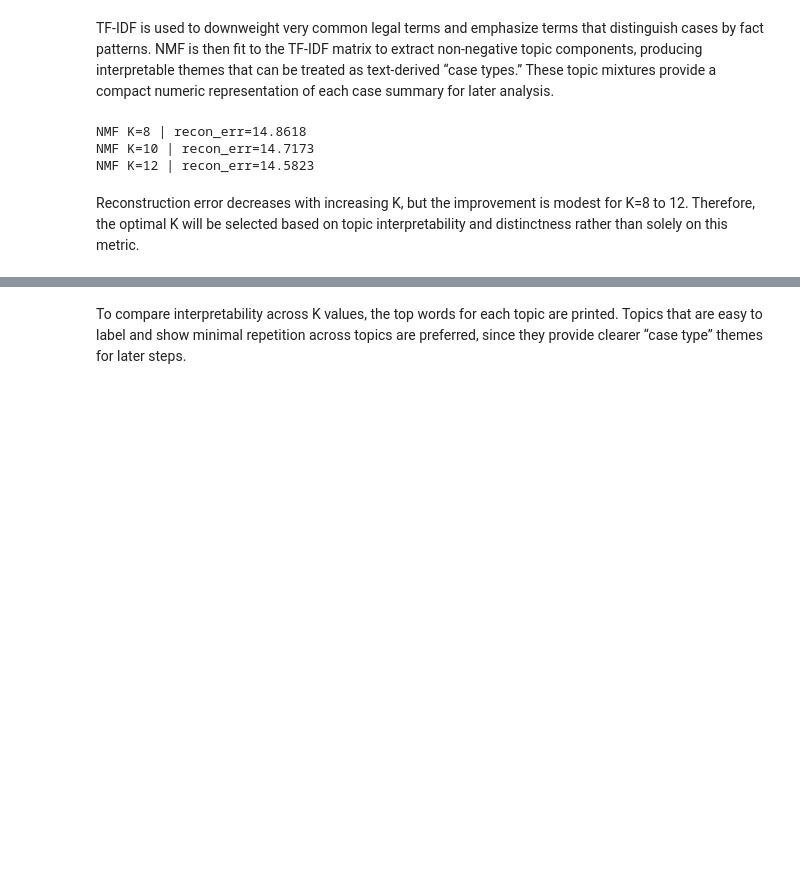
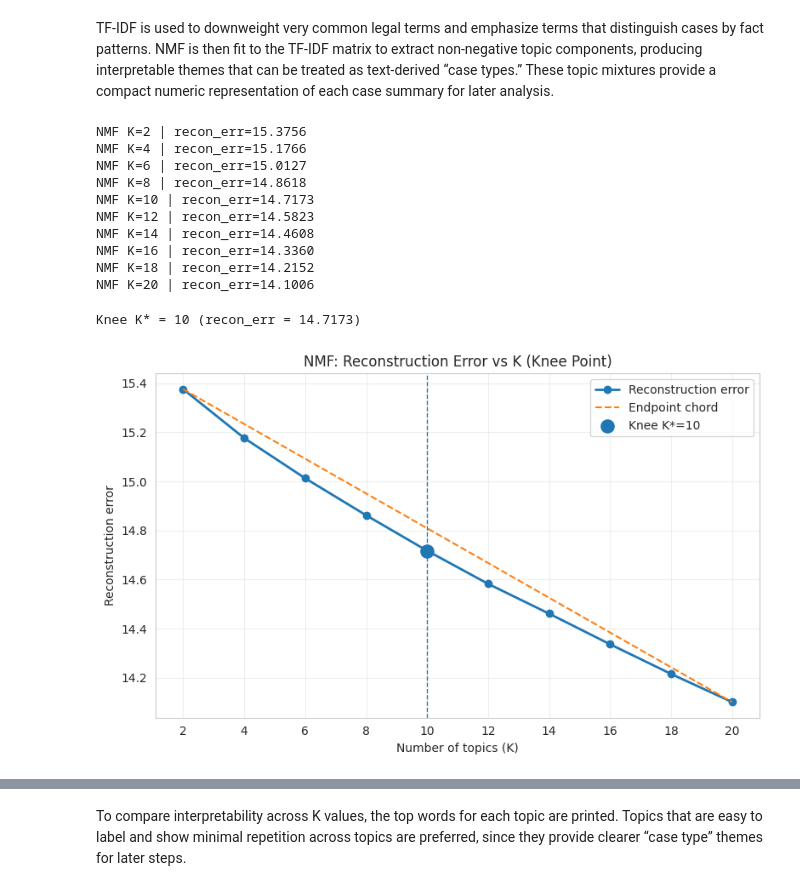
Before and after one commit to mqanaq/BA820-B1-Team13, a Jupyter notebook: MG/M2_Mohamad_Gong_Fair_Use_Data_Early_Analysis_and_Insights.ipynb, the cells around one changed output, grey strips where cells are left out. Cells and saved outputs as stored; diff of their text form; code cells hidden in the pictures; blank space fills up the shorter version.

```diff
--- a/MG/M2_Mohamad_Gong_Fair_Use_Data_Early_Analysis_and_Insights.ipynb
+++ b/MG/M2_Mohamad_Gong_Fair_Use_Data_Early_Analysis_and_Insights.ipynb
@@ -467,7 +466,7 @@ from sklearn.feature_extraction.text import TfidfVectorizer
 from sklearn.decomposition import NMF
 
 # Define the number of topics (K) to investigate for NMF.
-K_try = [8, 10, 12]
+K_try = [2, 4, 6, 8, 10, 12, 14, 16, 18, 20]
 
 # Initialize TF-IDF vectorizer for text feature extraction.
 tfidf_vec = TfidfVectorizer(
@@ -507,8 +506,63 @@ for K in K_try:
     # Report the reconstruction error for the NMF model at current K.
     print(f"NMF K={K} | recon_err={nmf_results[K]['reconstruction_err']:.4f}")
 # %% [output]
+NMF K=2 | recon_err=15.3756
+NMF K=4 | recon_err=15.1766
+NMF K=6 | recon_err=15.0127
 NMF K=8 | recon_err=14.8618
 NMF K=10 | recon_err=14.7173
 NMF K=12 | recon_err=14.5823
+NMF K=14 | recon_err=14.4608
+NMF K=16 | recon_err=14.3360
+NMF K=18 | recon_err=14.2152
+NMF K=20 | recon_err=14.1006
-# %% [markdown]
-Reconstruction error decreases with increasing K, but the improvement is modest for K=8 to 12. Therefore, the optimal K will be selected based on topic interpretability and distinctness rather than solely on this metric.
+# %%
+# Extract the sorted K values and corresponding reconstruction errors
+Ks = np.array(sorted(nmf_results.keys()), dtype=float)
+errs = np.array([nmf_results[int(k)]["reconstruction_err"] for k in Ks], dtype=float)
+
+# Define the start and end points of the curve for the chord line
+x1, y1 = Ks[0], errs[0]
+x2, y2 = Ks[-1], errs[-1]
+
+# Calculate the perpendicular distance of each point from the chord line
+numer = np.abs((y2 - y1) * Ks - (x2 - x1) * errs + x2 * y1 - y2 * x1)
+denom = np.sqrt((y2 - y1) ** 2 + (x2 - x1) ** 2)
+dists = numer / denom
+
+# Set distances at endpoints to -inf so they aren't selected as the knee
+dists[0] = -np.inf
+dists[-1] = -np.inf
+
+# Identify the index of the maximum distance (the knee point)
+knee_idx = int(np.argmax(dists))
+knee_k = int(Ks[knee_idx])
+knee_err = errs[knee_idx]
+
+print(f"Knee K* = {knee_k} (recon_err = {knee_err:.4f})")
+
+# Initialize the plot for visualization
+plt.figure(figsize=(8, 5))
+
+# Plot the reconstruction error curve
+plt.plot(Ks, errs, marker="o", linewidth=2, label="Reconstruction error")
+
+# Plot the chord line connecting the endpoints
+plt.plot([x1, x2], [y1, y2], linestyle="--", linewidth=1.5, label="Endpoint chord")
+
+# Highlight the identified knee point
+plt.scatter([knee_k], [knee_err], s=120, zorder=3, label=f"Knee K*={knee_k}")
+plt.axvline(knee_k, linestyle="--", linewidth=1)
+
+# Add titles, labels, and grid to the plot
+plt.title("NMF: Reconstruction Error vs K (Knee Point)")
+plt.xlabel("Number of topics (K)")
+plt.ylabel("Reconstruction error")
+plt.xticks(Ks.astype(int))
+plt.grid(True, alpha=0.3)
+plt.legend()
+plt.tight_layout()
+plt.show()
+# %% [output]
+Knee K* = 10 (recon_err = 14.7173)
+[figure, added]
```
Also changed, not shown: parts of 41 cells of this notebook.
